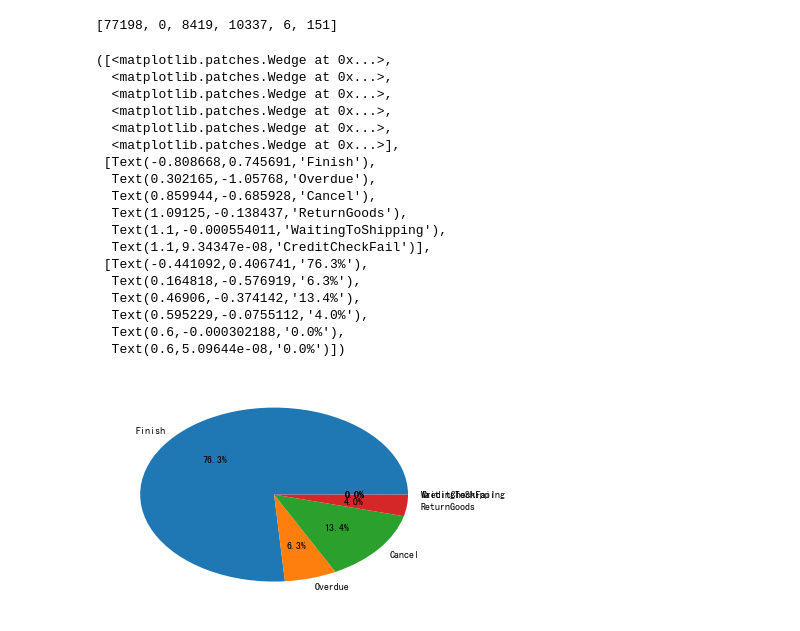
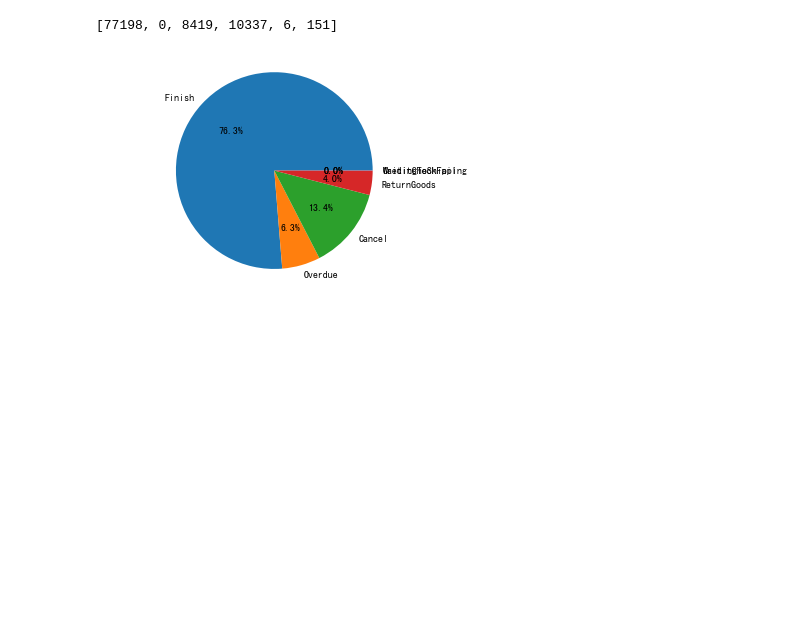
Before and after one commit to hsiehkl/NTU-CSX-Project, a Jupyter notebook: week_3/week3_HW.ipynb, the cells around one changed output. Drawn from its saved outputs; the diff is of its cells as text; code cells hidden in the pictures; blank space fills up the shorter version.

Commit message:
added description for chart

```diff
--- a/week_3/week3_HW.ipynb
+++ b/week_3/week3_HW.ipynb
@@ -181,25 +194,9 @@ no Overdue key
 [77198, 0, 8419, 10337, 6, 151]
 # %%
 plt.pie(sevenEleven_size , labels = pie_lables, autopct='%1.1f%%')
+plt.axis('equal')
+plt.show()
 # %% [output]
-([<matplotlib.patches.Wedge at 0x...>,
-  <matplotlib.patches.Wedge at 0x...>,
-  <matplotlib.patches.Wedge at 0x...>,
-  <matplotlib.patches.Wedge at 0x...>,
-  <matplotlib.patches.Wedge at 0x...>,
-  <matplotlib.patches.Wedge at 0x...>],
- [Text(-0.808668,0.745691,'Finish'),
-  Text(0.302165,-1.05768,'Overdue'),
-  Text(0.859944,-0.685928,'Cancel'),
-  Text(1.09125,-0.138437,'ReturnGoods'),
-  Text(1.1,-0.000554011,'WaitingToShipping'),
-  Text(1.1,9.34347e-08,'CreditCheckFail')],
- [Text(-0.441092,0.406741,'76.3%'),
-  Text(0.164818,-0.576919,'6.3%'),
-  Text(0.46906,-0.374142,'13.4%'),
-  Text(0.595229,-0.0755112,'4.0%'),
-  Text(0.6,-0.000302188,'0.0%'),
-  Text(0.6,5.09644e-08,'0.0%')])
-[figure, old version]
+[figure, new version]
 # %%
 plt.pie(family_size , labels = pie_lables, autopct='%1.1f%%')
```
Also changed, not shown: parts of 11 cells of this notebook.
